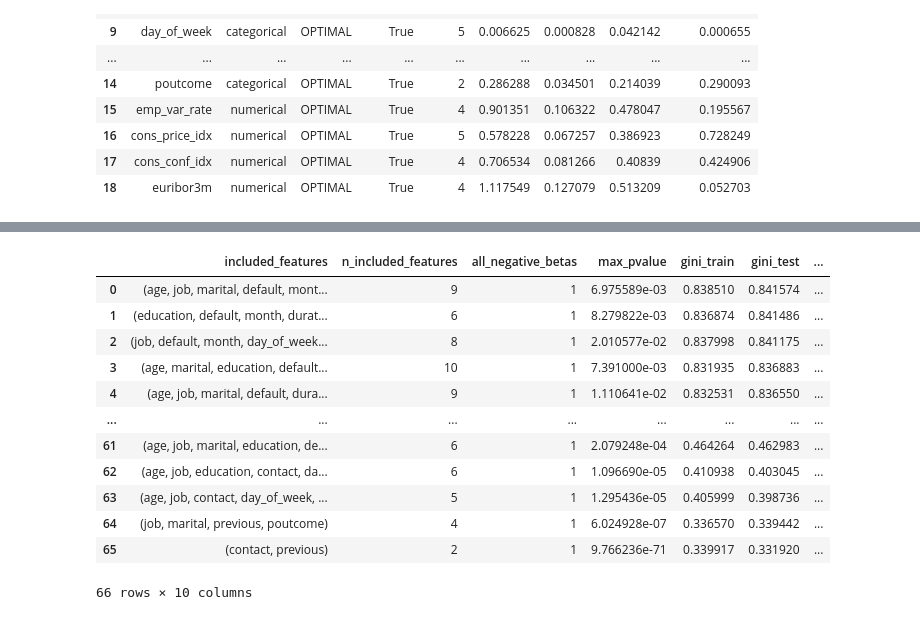
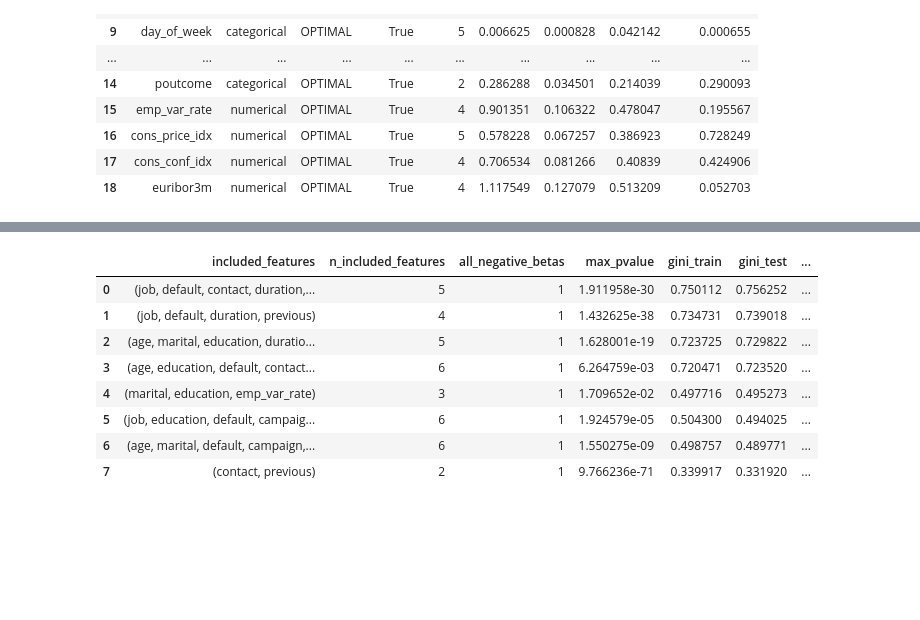
Before and after one commit to kriss024/Python, a Jupyter notebook: All Logistic Regressions.ipynb, the cells around one changed output, grey strips where cells are left out. Cells and saved outputs as stored; diff of their text form; code cells hidden in the pictures; blank space fills up the shorter version.

```diff
--- a/All Logistic Regressions.ipynb
+++ b/All Logistic Regressions.ipynb
@@ -269,28 +294,30 @@ WARNING: Model ['age', 'default', 'loan', 'day_of_week', 'campaign', 'pdays', 'p
 # %%
 # ------------------------------------------------------------------
 # Post-processing
 # ------------------------------------------------------------------
 df_all_model = (
     combined_df
-    .query("all_negative_betas == 1 and max_pvalue < 0.05")
+    .query(
+        "all_negative_betas == 1 "
+        "and max_pvalue < 0.05 "
+        "and max_vif < 5 "
+        "and max_pearson < 0.70 "
+        "and max_cramer_v < 0.40"          # adjust threshold to portfolio
+    )
     .sort_values("gini_test", ascending=False)
     .head(1000)
     .reset_index(drop=True)
 )
 
 display(df_all_model)
 df_all_model.to_excel("all_models_output.xlsx", index=False)
 # %% [output]
 |  | included_features | n_included_features | all_negative_betas | max_pvalue | gini_train | gini_test | ... |
-| 0 | (age, job, marital, default, mont... | 9 | 1 | 6.975589e-03 | 0.838510 | 0.841574 | ... |
-| 1 | (education, default, month, durat... | 6 | 1 | 8.279822e-03 | 0.836874 | 0.841486 | ... |
-| 2 | (job, default, month, day_of_week... | 8 | 1 | 2.010577e-02 | 0.837998 | 0.841175 | ... |
-| 3 | (age, marital, education, default... | 10 | 1 | 7.391000e-03 | 0.831935 | 0.836883 | ... |
-| 4 | (age, job, marital, default, dura... | 9 | 1 | 1.110641e-02 | 0.832531 | 0.836550 | ... |
-| ... | ... | ... | ... | ... | ... | ... | ... |
-| 61 | (age, job, marital, education, de... | 6 | 1 | 2.079248e-04 | 0.464264 | 0.462983 | ... |
-| 62 | (age, job, education, contact, da... | 6 | 1 | 1.096690e-05 | 0.410938 | 0.403045 | ... |
-| 63 | (age, job, contact, day_of_week, ... | 5 | 1 | 1.295436e-05 | 0.405999 | 0.398736 | ... |
-| 64 | (job, marital, previous, poutcome) | 4 | 1 | 6.024928e-07 | 0.336570 | 0.339442 | ... |
-| 65 | (contact, previous) | 2 | 1 | 9.766236e-71 | 0.339917 | 0.331920 | ... |
+| 0 | (job, default, contact, duration,... | 5 | 1 | 1.911958e-30 | 0.750112 | 0.756252 | ... |
+| 1 | (job, default, duration, previous) | 4 | 1 | 1.432625e-38 | 0.734731 | 0.739018 | ... |
+| 2 | (age, marital, education, duratio... | 5 | 1 | 1.628001e-19 | 0.723725 | 0.729822 | ... |
+| 3 | (age, education, default, contact... | 6 | 1 | 6.264759e-03 | 0.720471 | 0.723520 | ... |
+| 4 | (marital, education, emp_var_rate) | 3 | 1 | 1.709652e-02 | 0.497716 | 0.495273 | ... |
+| 5 | (job, education, default, campaig... | 6 | 1 | 1.924579e-05 | 0.504300 | 0.494025 | ... |
+| 6 | (age, marital, default, campaign,... | 6 | 1 | 1.550275e-09 | 0.498757 | 0.489771 | ... |
+| 7 | (contact, previous) | 2 | 1 | 9.766236e-71 | 0.339917 | 0.331920 | ... |
-66 rows × 10 columns
```
Also changed, not shown: parts of 2 cells of this notebook.
